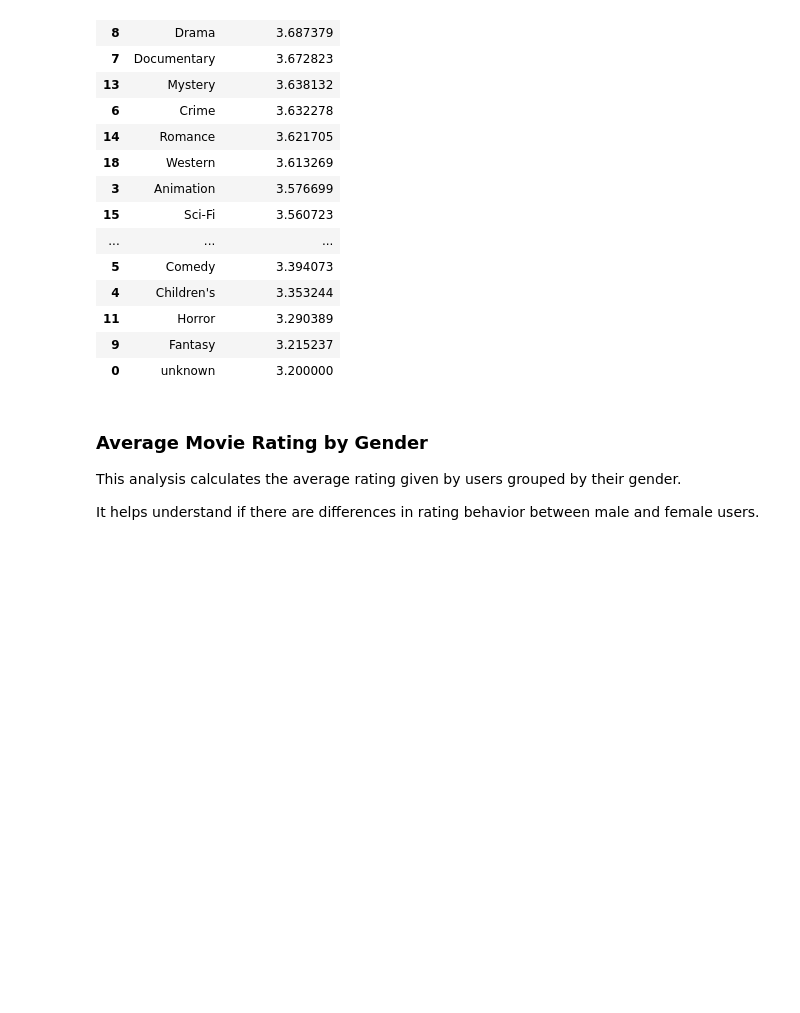
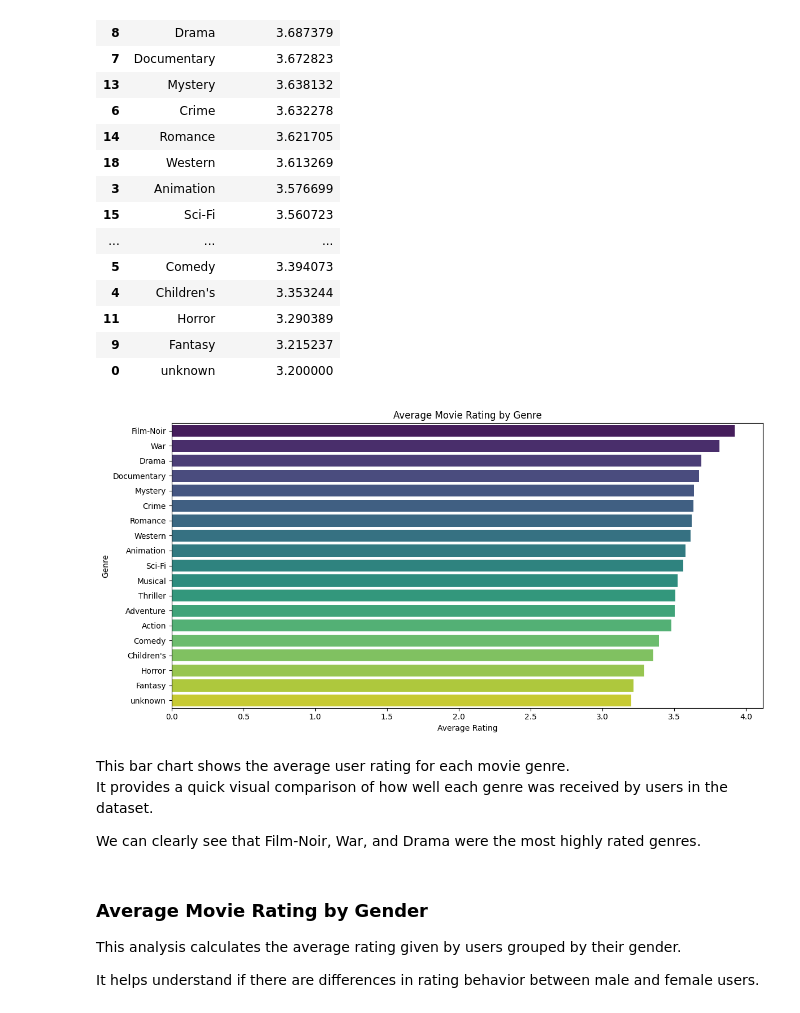
Before and after one commit to Onalerona18/movie-ratings-project, a Jupyter notebook: notebooks/01-data-exploration.ipynb, the cells around one changed output. Drawn from its saved outputs; the diff is of its cells as text; code cells hidden in the pictures; blank space fills up the shorter version.

Commit message:
Add new visualisation and updated notebook

```diff
--- a/notebooks/01-data-exploration.ipynb
+++ b/notebooks/01-data-exploration.ipynb
@@ -227,6 +227,29 @@ genre_ratings_df
 | 11 | Horror | 3.290389 |
 | 9 | Fantasy | 3.215237 |
 | 0 | unknown | 3.200000 |
+# %%
+import os
+os.makedirs("images", exist_ok=True)  # This ensures the folder exists
+
+plt.figure(figsize=(12,6))
+sns.barplot(data=genre_ratings_df, x="Average Rating", y="Genre", palette="viridis", hue="Genre", legend=False)
+
+plt.title("Average Movie Rating by Genre")
+plt.xlabel("Average Rating")
+plt.ylabel("Genre")
+plt.tight_layout()
+
+# Save the plot
+plt.savefig("../images/average_rating_by_genre.png", dpi=300)
+
+plt.show()
+# %% [output]
+[figure, added]
+# %% [markdown]
+This bar chart shows the average user rating for each movie genre.
+It provides a quick visual comparison of how well each genre was received by users in the dataset.
+
+We can clearly see that Film-Noir, War, and Drama were the most highly rated genres.
 # %% [markdown]
 ### Average Movie Rating by Gender
 
```
Also changed, not shown: parts of 3 cells of this notebook, 1 other file.
